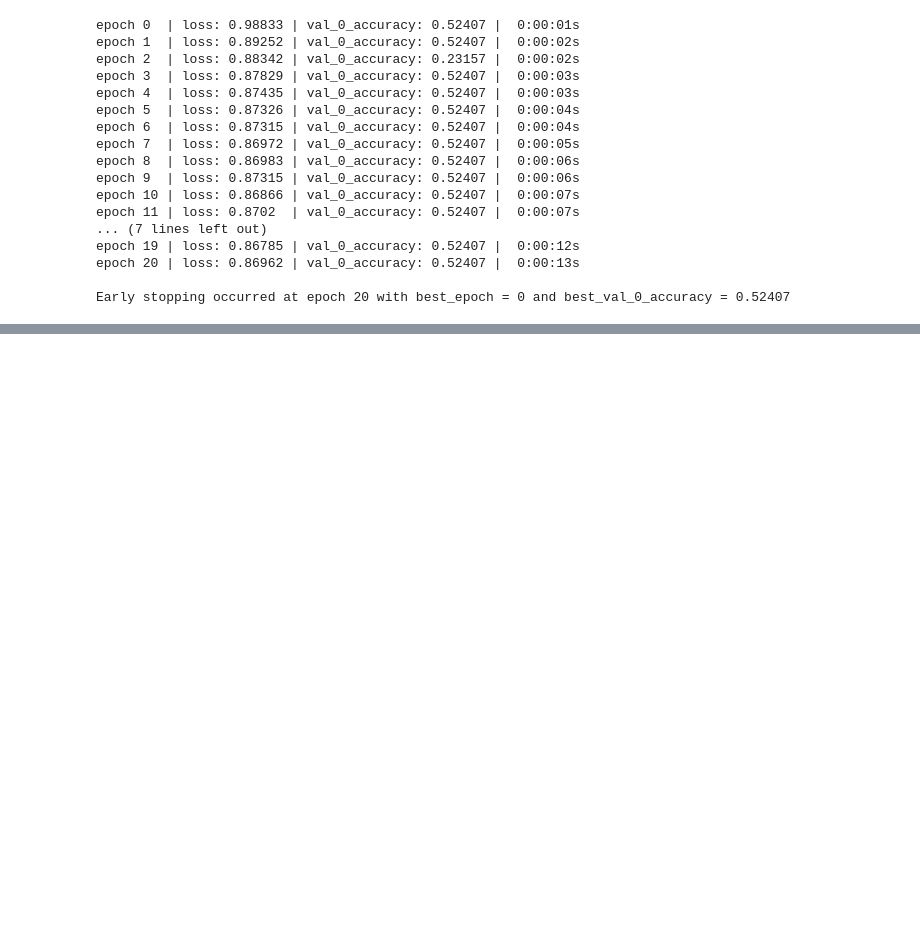
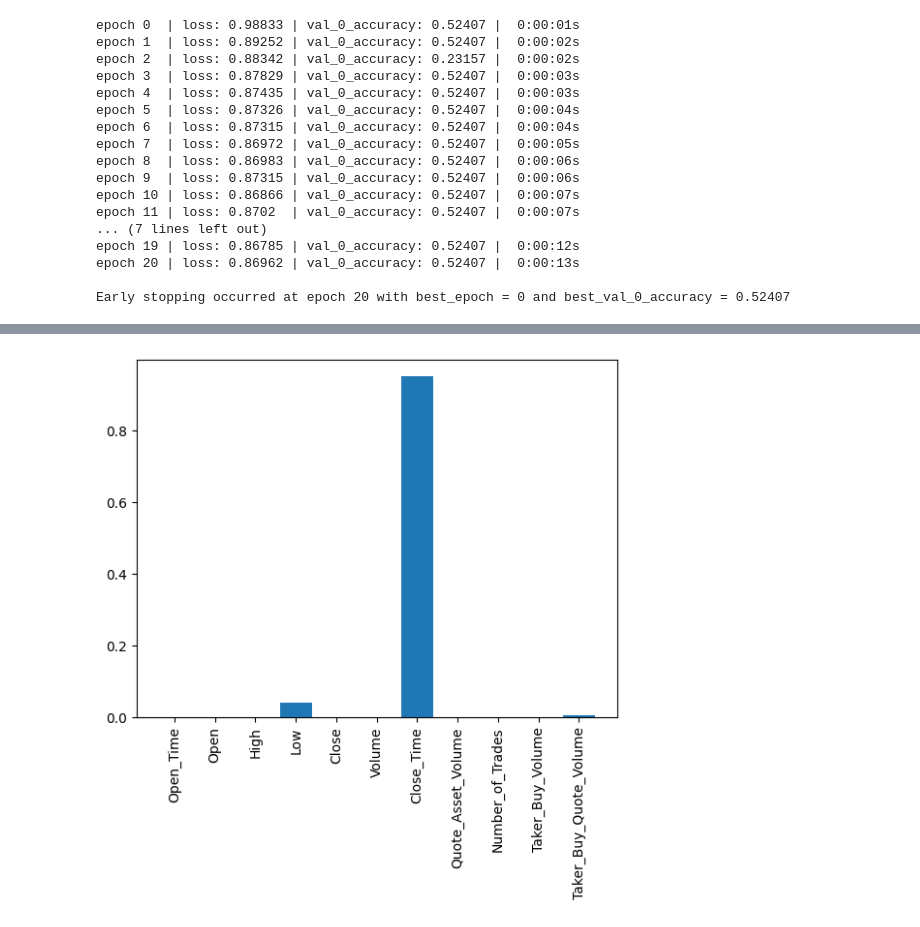
Before and after one commit to vladmashtak/studying_tabnet, a Jupyter notebook: test_tabnet.ipynb, the cells around one changed output, grey strips where cells are left out. Cells and saved outputs as stored; diff of their text form; code cells hidden in the pictures; blank space fills up the shorter version.

```diff
--- a/test_tabnet.ipynb
+++ b/test_tabnet.ipynb
@@ -133,0 +149,9 @@ Early stopping occurred at epoch 20 with best_epoch = 0 and best_val_0_accuracy
+# %%
+import matplotlib.pyplot as plt
+
+feat_importances = clf.feature_importances_
+plt.bar(X.columns, feat_importances)
+plt.xticks(rotation=90)
+plt.show()
+# %% [output]
+[figure, added]
```
Also changed, not shown: parts of 1 cell of this notebook.
